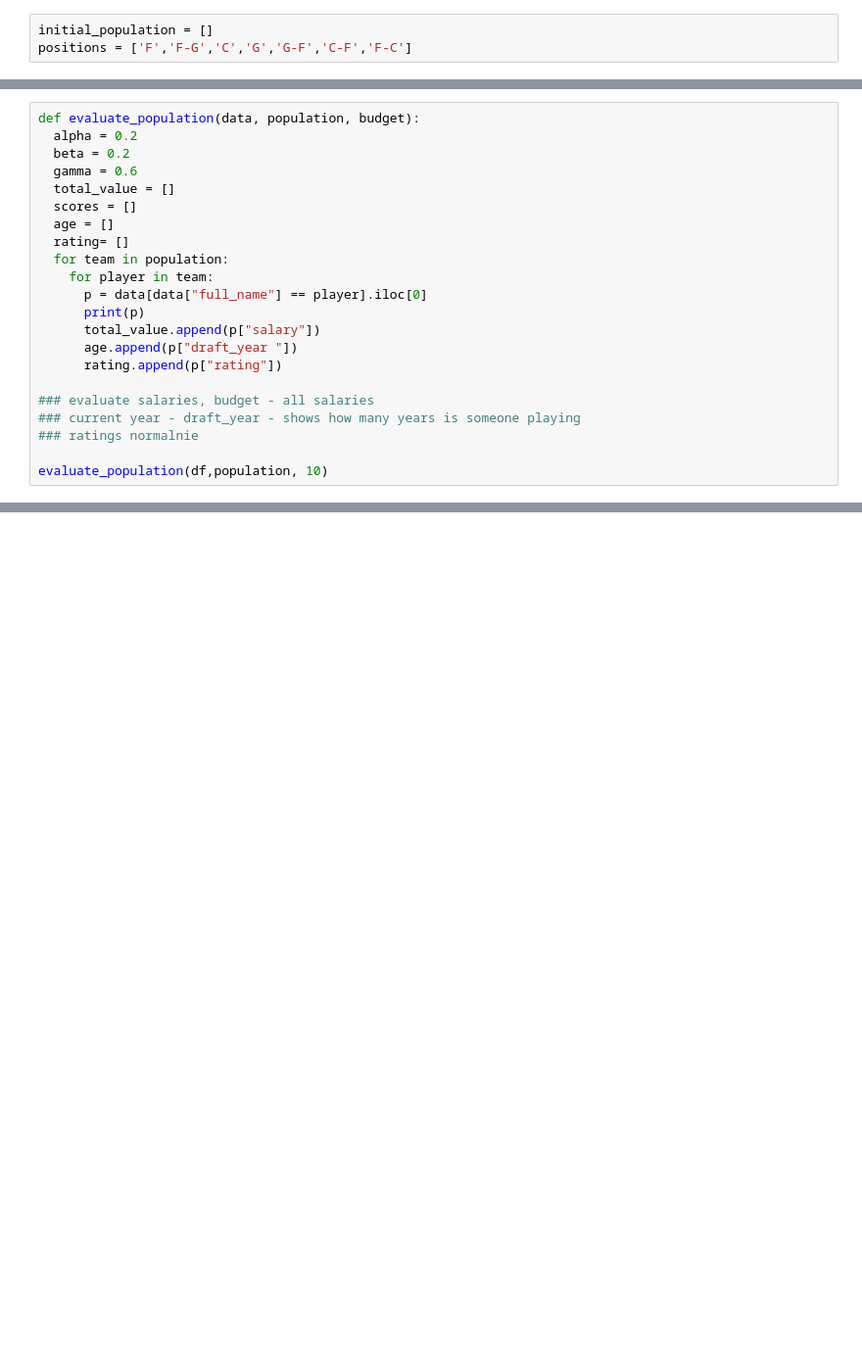
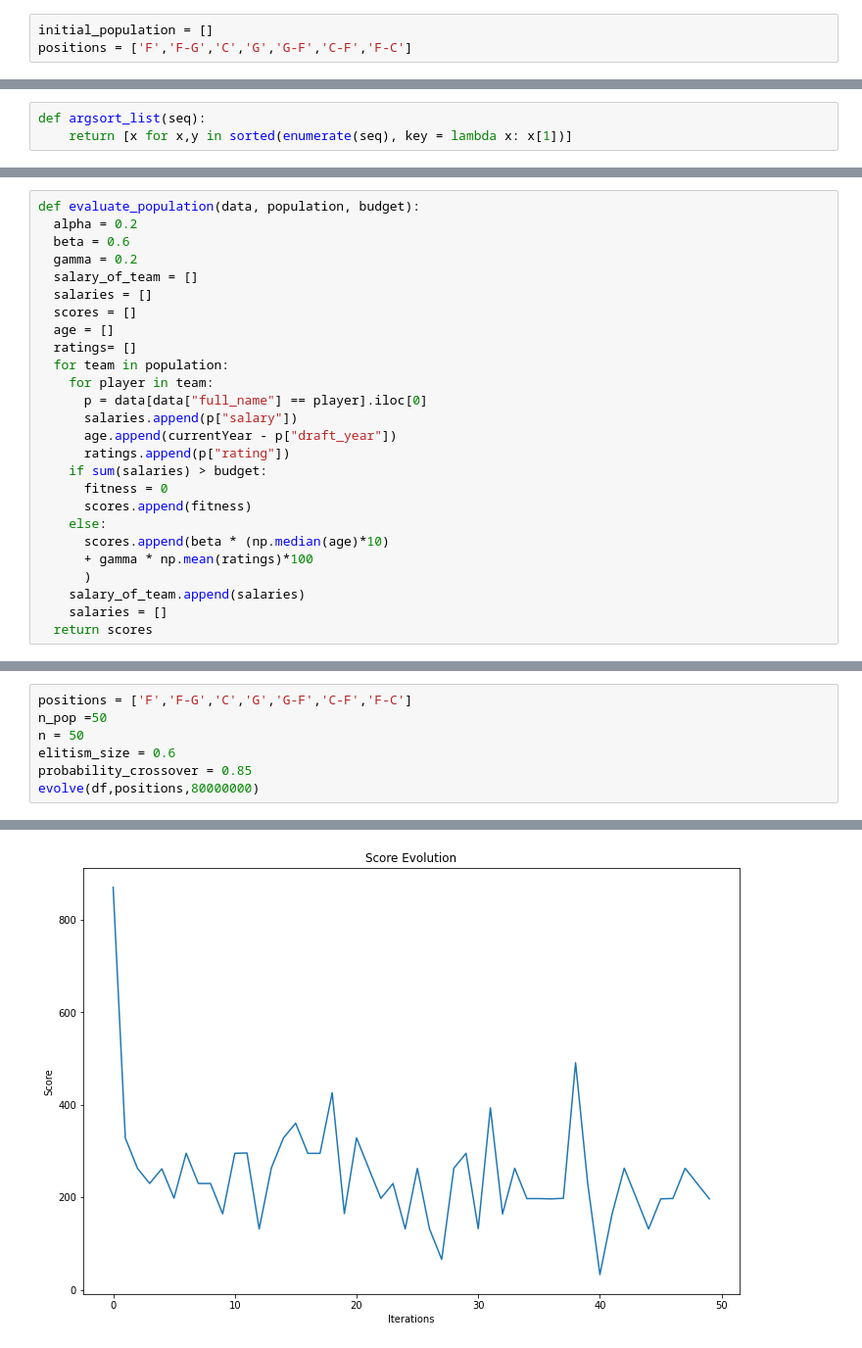
Before and after one commit to mKozik7/Data_Analytics, a Jupyter notebook: Nba2k.ipynb, the cells around one changed output, grey strips where cells are left out. Shown: that part at 98% size. Drawn from its saved outputs; the diff is of its cells as text; blank space fills up the shorter version.

Commit message:
Need to think how to change score according to the salaries

```diff
--- a/Nba2k.ipynb
+++ b/Nba2k.ipynb
@@ -99,0 +59,3 @@ def mutation(pop1,positions):
+# %%
+def argsort_list(seq):
+    return [x for x,y in sorted(enumerate(seq), key = lambda x: x[1])]
@@ -100,23 +76,27 @@ def mutation(pop1,positions):
 # %%
 def evaluate_population(data, population, budget):
   alpha = 0.2
-  beta = 0.2
-  gamma = 0.6
-  total_value = []
+  beta = 0.6
+  gamma = 0.2
+  salary_of_team = []
+  salaries = []
   scores = []
   age = []
-  rating= []
+  ratings= []
   for team in population:
     for player in team:
       p = data[data["full_name"] == player].iloc[0]
-      print(p)
-      total_value.append(p["salary"])
-      age.append(p["draft_year "])
-      rating.append(p["rating"])
-
-### evaluate salaries, budget - all salaries
-### current year - draft_year - shows how many years is someone playing
-### ratings normalnie
-
-evaluate_population(df,population, 10)
+      salaries.append(p["salary"])
+      age.append(currentYear - p["draft_year"])
+      ratings.append(p["rating"])
+    if sum(salaries) > budget:
+      fitness = 0
+      scores.append(fitness)
+    else:
+      scores.append(beta * (np.median(age)*10)
+      + gamma * np.mean(ratings)*100
+      )
+    salary_of_team.append(salaries)
+    salaries = []
+  return scores
 # %% [output]
@@ -139,0 +151,8 @@ Name: 240, dtype: object
+# %%
+positions = ['F','F-G','C','G','G-F','C-F','F-C']
+n_pop =50
+n = 50
+elitism_size = 0.6
+probability_crossover = 0.85
+evolve(df,positions,80000000)
+# %% [output]
@@ -139,0 +169 @@ Name: 240, dtype: object
+[figure, added]
```
Also changed, not shown: parts of 11 cells of this notebook.
